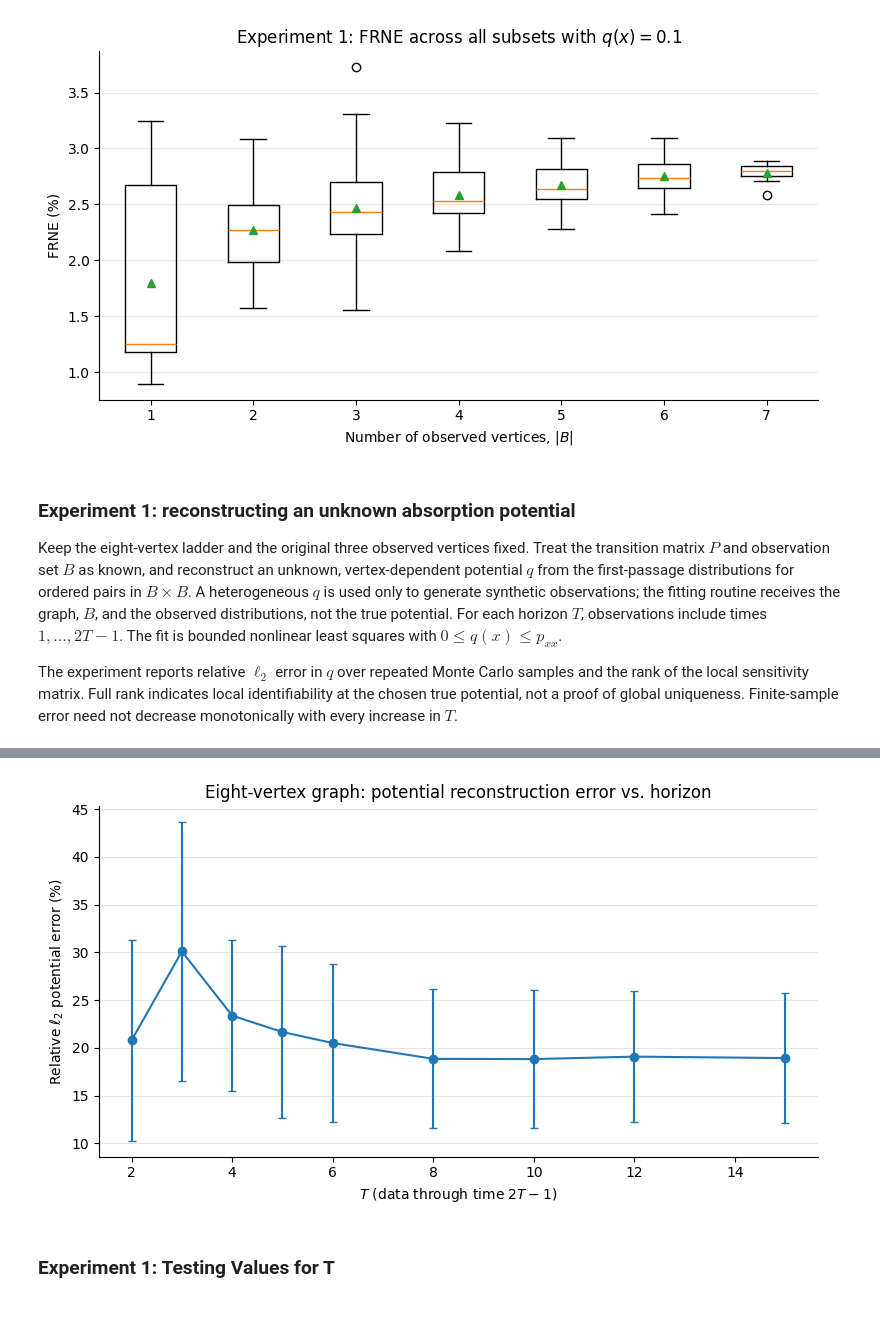
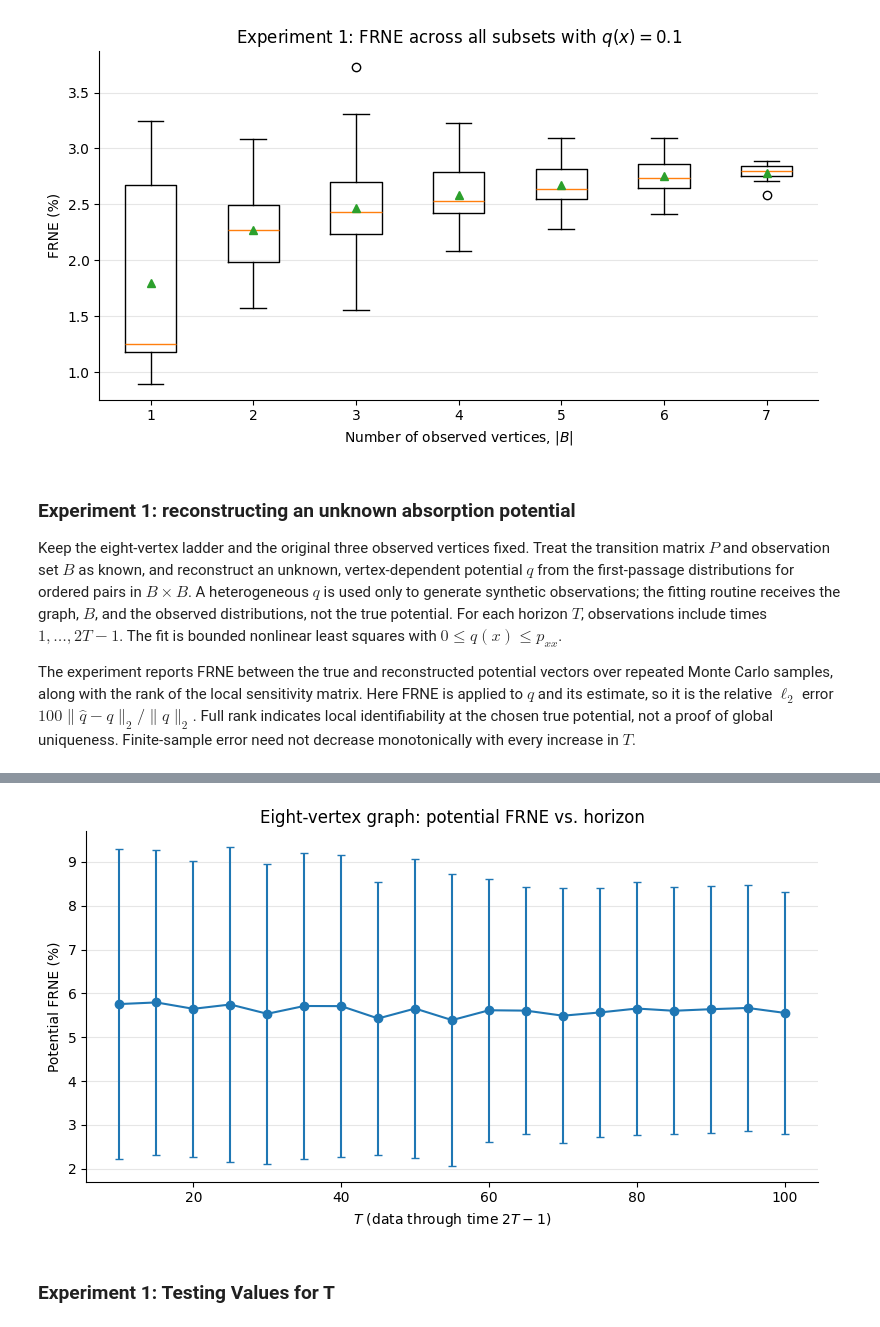
Before and after one commit to uw-math-ai/ai-inverse-lab, a Jupyter notebook: Data Simulation (Varying B, T) - Annie/Eight Vertices Experiment (Annie).ipynb, the cells around one changed output, grey strips where cells are left out. Saved outputs shown, nothing was run; the diff lists cells and outputs as text; code cells hidden in the pictures.

```diff
--- a/Data Simulation (Varying B, T) - Annie/Eight Vertices Experiment (Annie).ipynb
+++ b/Data Simulation (Varying B, T) - Annie/Eight Vertices Experiment (Annie).ipynb
@@ -219,73 +223,34 @@ Overall best subset with absorption: {'size': 1, 'indices': (0,), 'vertices': ((
 
 Keep the eight-vertex ladder and the original three observed vertices fixed. Treat the transition matrix $P$ and observation set $B$ as known, and reconstruct an unknown, vertex-dependent potential $q$ from the first-passage distributions for ordered pairs in $B\times B$. A heterogeneous $q$ is used only to generate synthetic observations; the fitting routine receives the graph, $B$, and the observed distributions, not the true potential. For each horizon $T$, observations include times $1,\ldots,2T-1$. The fit is bounded nonlinear least squares with $0\leq q(x)\leq p_{xx}$.
 
-The experiment reports relative $\ell_2$ error in $q$ over repeated Monte Carlo samples and the rank of the local sensitivity matrix. Full rank indicates local identifiability at the chosen true potential, not a proof of global uniqueness. Finite-sample error need not decrease monotonically with every increase in $T$.
+The experiment reports FRNE between the true and reconstructed potential vectors over repeated Monte Carlo samples, along with the rank of the local sensitivity matrix. Here FRNE is applied to $q$ and its estimate, so it is the relative $\ell_2$ error $100\|\widehat q-q\|_2/\|q\|_2$. Full rank indicates local identifiability at the chosen true potential, not a proof of global uniqueness. Finite-sample error need not decrease monotonically with every increase in $T$.
 # %%
 # Rebuild the graph explicitly so later notebook cells can change G1 or B1 safely.
 G1_recon = GridGraph(grid1, B1_coord, w=w1, mu=mu1_kind, mu_val=mu1_val)
 P1_recon, B1_recon = G1_recon.transition_matrix(), G1_recon.B
-q_true_recon = torch.tensor([0.04, 0.07, 0.10, 0.13, 0.06, 0.09, 0.12, 0.15], dtype=torch.float64)
+q_true_recon = torch.tensor(0.1*np.ones(8), dtype=torch.float64)
 q_upper_recon = torch.diagonal(P1_recon)
 assert torch.all(q_true_recon >= 0) and torch.all(q_true_recon <= q_upper_recon)
 
-def first_passage_model(q, t_max):
-    """Differentiable exact first-passage distributions for all pairs in B."""
-    K = P1_recon - torch.diag(q)
-    per_target = []
-    for y in B1_recon.tolist():
-        r = K[:, y]
-        by_time = [r[B1_recon]]
-        avoid_target = torch.arange(G1_recon.n) != y
-        for _ in range(1, t_max):
-            r = K[:, avoid_target] @ r[avoid_target]
-            by_time.append(r[B1_recon])
-        per_target.append(torch.stack(by_time))
-    return torch.stack(per_target, dim=2)
-
 # Check the differentiable model against the shared exact implementation.
-T1_recon_values = [2, 3, 4, 5, 6, 8, 10, 12, 15]
+T1_recon_values = range(10,101,5)
 t_max1_recon = 2 * max(T1_recon_values) - 1
 assert torch.allclose(
-    first_passage_model(q_true_recon, t_max1_recon),
+    first_passage_model(G1_recon, q_true_recon, t_max1_recon),
     exact_first_passage_literal(P1_recon, B1_recon, t_max1_recon, q=q_true_recon),
     atol=1e-12,
 )
 
-def fit_potential(observed, t_max):
-    best_loss, best_q = float("inf"), None
-    for initial_q in (0.08, 0.16):
-        initial_fraction = (torch.full_like(q_upper_recon, initial_q) / q_upper_recon).clamp(1e-5, 1 - 1e-5)
-        theta = torch.nn.Parameter(torch.logit(initial_fraction))
-        optimizer = torch.optim.LBFGS(
-            [theta], lr=0.8, max_iter=80, tolerance_grad=1e-9,
-            tolerance_change=1e-12, line_search_fn="strong_wolfe"
-        )
-
-        def closure():
-            optimizer.zero_grad()
-            q_estimate = q_upper_recon * torch.sigmoid(theta)
-            prediction = first_passage_model(q_estimate, t_max)
-            loss = torch.mean((prediction - observed[:t_max]) ** 2)
-            loss.backward()
-            return loss
-
-        optimizer.step(closure)
-        q_estimate = q_upper_recon * torch.sigmoid(theta.detach())
-        final_loss = torch.mean((first_passage_model(q_estimate, t_max) - observed[:t_max]) ** 2).item()
-        if final_loss < best_loss:
-            best_loss, best_q = final_loss, q_estimate
-    return best_q
-
-N1_recon = 20_000       # walks per ordered observed pair and repetition
+N1_recon = 100_000       # walks per ordered observed pair and repetition
 repeats1_recon = 5      # independent Monte Carlo data sets
-seed1_recon = 20_260
-relative_q_errors = {T: [] for T in T1_recon_values}
+seed1_recon = 98105
+potential_frne = {T: [] for T in T1_recon_values}
 q_estimates_by_T = {T: [] for T in T1_recon_values}
 sensitivity_rank_by_T = {}
 
 for T in T1_recon_values:
     J = torch.autograd.functional.jacobian(
-        lambda q: first_passage_model(q, 2 * T - 1).reshape(-1), q_true_recon
+        lambda q: first_passage_model(G1_recon, q, 2 * T - 1).reshape(-1), q_true_recon
     )
     sensitivity_rank_by_T[T] = int(torch.linalg.matrix_rank(J).item())
 
@@ -296,16 +261,15 @@ for repetition in range(repeats1_recon):
     )
     for T in T1_recon_values:
         t_max = 2 * T - 1
-        q_estimate = fit_potential(observations, t_max)
-        relative_error = 100 * torch.linalg.vector_norm(q_estimate - q_true_recon) / torch.linalg.vector_norm(q_true_recon)
-        relative_q_errors[T].append(relative_error.item())
+        q_estimate = fit_potential(G1_recon, q_upper_recon, observations, t_max)
+        potential_frne[T].append(frne(q_true_recon, q_estimate))
         q_estimates_by_T[T].append(q_estimate)
 
-mean_q_error = [float(np.mean(relative_q_errors[T])) for T in T1_recon_values]
-std_q_error = [float(np.std(relative_q_errors[T], ddof=1)) for T in T1_recon_values]
-print("Relative potential error (%), mean +/- SD over repetitions; local sensitivity rank:")
-for T, mean_error, std_error in zip(T1_recon_values, mean_q_error, std_q_error):
-    print(f"T={T:2d} (t_max={2*T-1:2d}): {mean_error:.2f}% +/- {std_error:.2f}%; "
+mean_q_frne = [float(np.mean(potential_frne[T])) for T in T1_recon_values]
+std_q_frne = [float(np.std(potential_frne[T], ddof=1)) for T in T1_recon_values]
+print("Potential FRNE (%), mean +/- SD over repetitions; local sensitivity rank:")
+for T, mean_error, std_error in zip(T1_recon_values, mean_q_frne, std_q_frne):
+    print(f"T={T:2d} (t_max={2*T-1:2d}): FRNE={mean_error:.2f}% +/- {std_error:.2f}%; "
           f"rank={sensitivity_rank_by_T[T]}/{G1_recon.n}")
 
 q_estimate_longest = torch.stack(q_estimates_by_T[T1_recon_values[-1]]).mean(dim=0)
@@ -314,9 +278,9 @@ for vertex, q_true, q_estimate in zip(grid1, q_true_recon.tolist(), q_estimate_l
     print(f"{vertex}: true={q_true:.3f}, estimated={q_estimate:.3f}")
 
 fig, ax = plt.subplots(figsize=(8, 4.5))
-ax.errorbar(T1_recon_values, mean_q_error, yerr=std_q_error, marker="o", capsize=3, lw=1.5)
-ax.set(xlabel="$T$ (data through time $2T-1$)", ylabel="Relative $\\ell_2$ potential error (%)",
-       title="Eight-vertex graph: potential reconstruction error vs. horizon")
+ax.errorbar(T1_recon_values, mean_q_frne, yerr=std_q_frne, marker="o", capsize=3, lw=1.5)
+ax.set(xlabel="$T$ (data through time $2T-1$)", ylabel="Potential FRNE (%)",
+       title="Eight-vertex graph: potential FRNE vs. horizon")
 ax.grid(axis="y", color="0.9")
 ax.spines[["top", "right"]].set_visible(False)
 fig.tight_layout()
@@ -345 +306 @@ True and mean estimated potential at T=15:
-[figure, old version]
+[figure, new version]
```
Also changed, not shown: parts of 3 cells of this notebook, 1 other file.
